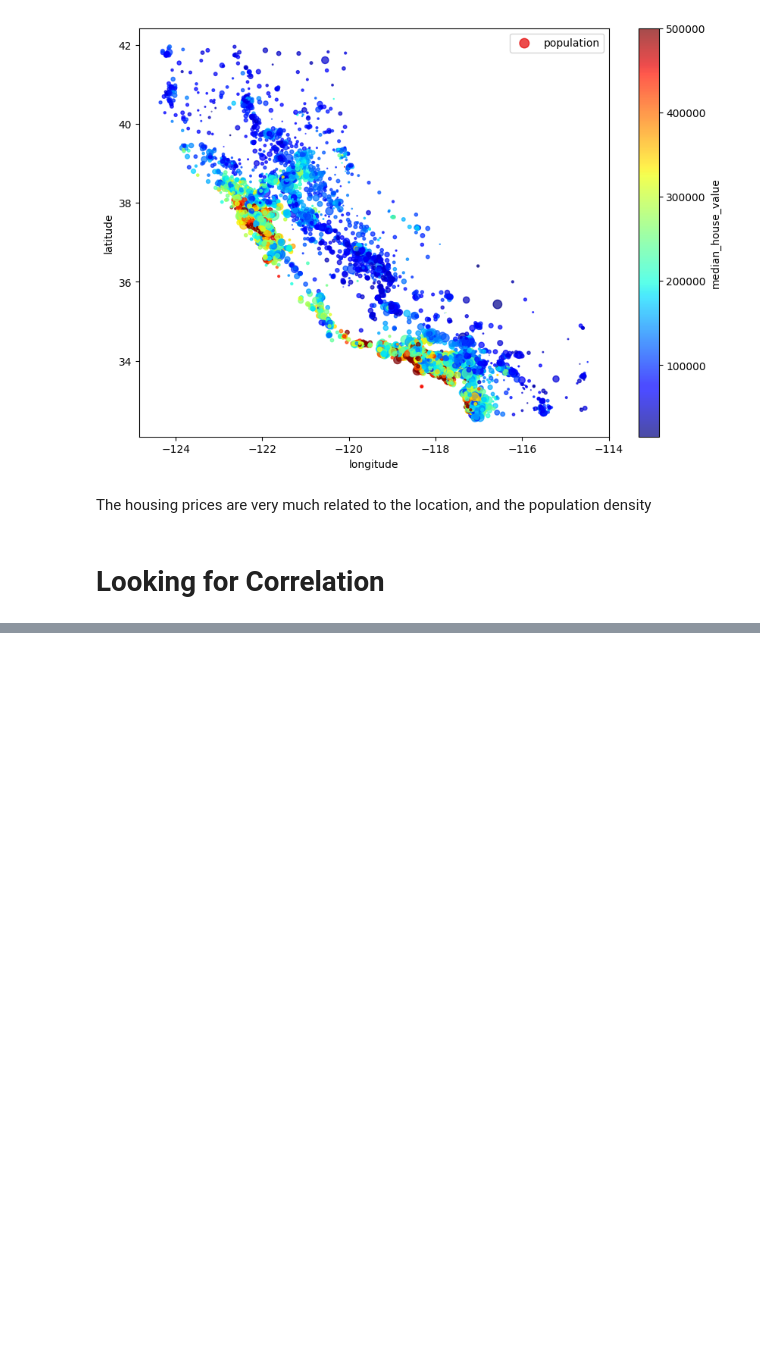
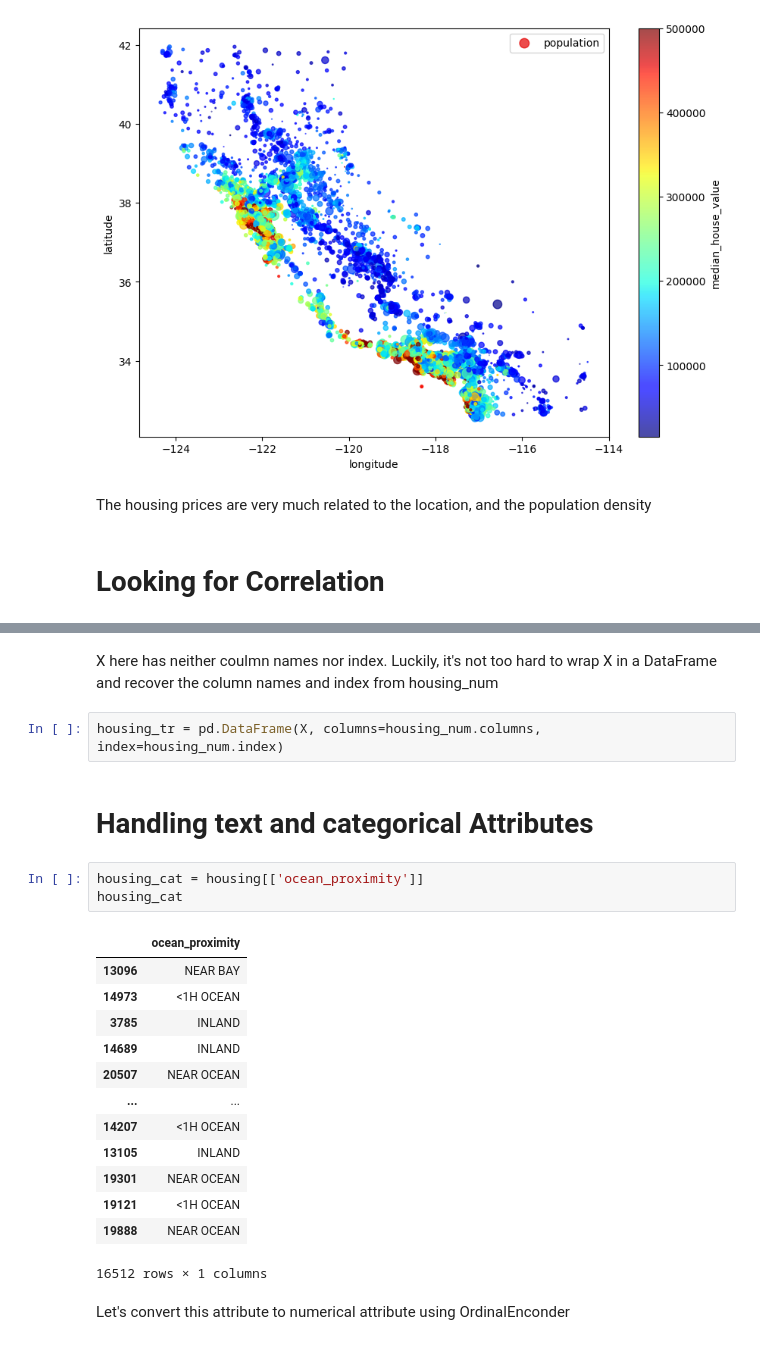
Before and after one commit to trhieu2/hands-on-ml-practices, a Jupyter notebook: end_to_end_price_prediction.ipynb, the cells around one changed output, grey strips where cells are left out. Cells and saved outputs as stored; diff of their text form; blank space fills up the shorter version.

```diff
--- a/end_to_end_price_prediction.ipynb
+++ b/end_to_end_price_prediction.ipynb
@@ -172,0 +293,25 @@ The housing prices are very much related to the location, and the population den
+# %% [markdown]
+X here has neither coulmn names nor index. Luckily, it's not too hard to wrap X in a DataFrame and recover the column names and index from housing_num
+# %%
+housing_tr = pd.DataFrame(X, columns=housing_num.columns, index=housing_num.index)
+# %% [markdown]
+# Handling text and categorical Attributes
+# %%
+housing_cat = housing[['ocean_proximity']]
+housing_cat
+# %% [output]
+|  | ocean_proximity |
+| 13096 | NEAR BAY |
+| 14973 | <1H OCEAN |
+| 3785 | INLAND |
+| 14689 | INLAND |
+| 20507 | NEAR OCEAN |
+| ... | ... |
+| 14207 | <1H OCEAN |
+| 13105 | INLAND |
+| 19301 | NEAR OCEAN |
+| 19121 | <1H OCEAN |
+| 19888 | NEAR OCEAN |
+16512 rows × 1 columns
+# %% [markdown]
+Let's convert this attribute to numerical attribute using OrdinalEnconder
```
Also changed, not shown: parts of 23 cells of this notebook.
